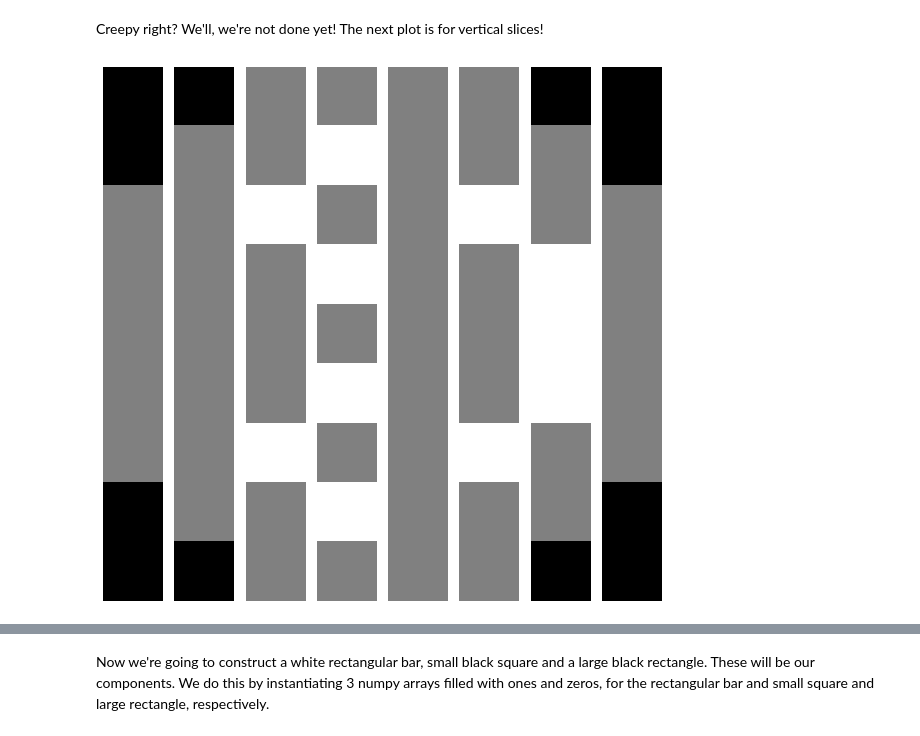
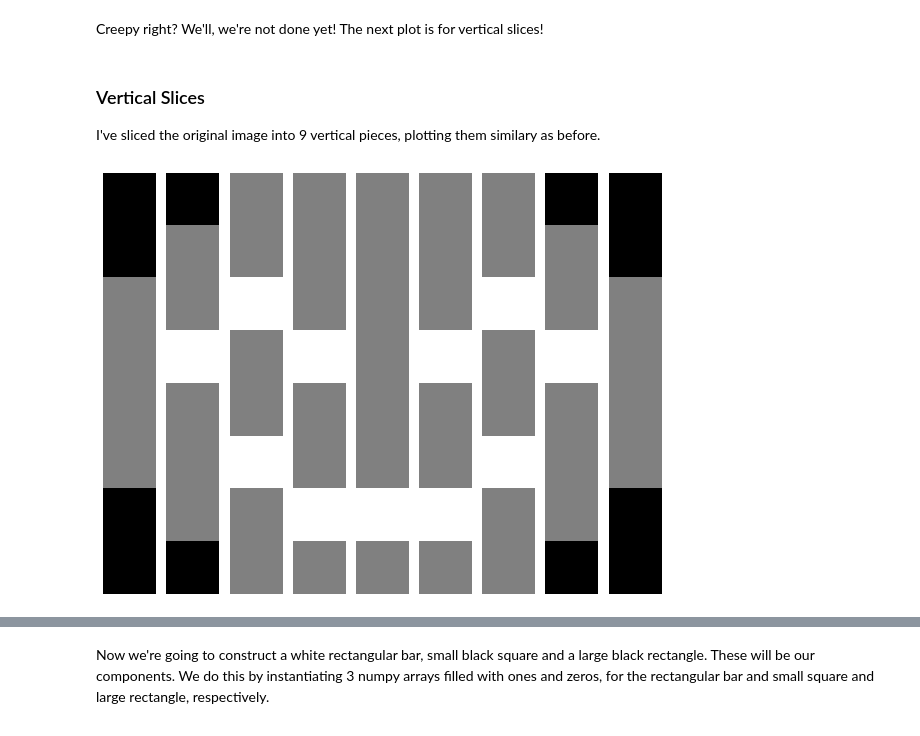
Before and after one commit to jonathanwvos/first_principles, a Jupyter notebook: Matrices.ipynb, the cells around one changed output, grey strips where cells are left out. Saved outputs shown, nothing was run; the diff lists cells and outputs as text; code cells hidden in the pictures.

```diff
--- a/Matrices.ipynb
+++ b/Matrices.ipynb
@@ -847,30 +847,35 @@ plt.show()
 ---
 # %% [markdown]
 Creepy right? We'll, we're not done yet! The next plot is for vertical slices!
+# %% [markdown]
+### Vertical Slices
+
+I've sliced the original image into 9 vertical pieces, plotting them similary as before.
 # %%
-# # Vertical slices
-# vslice_0 = np.array([[0],[0],[1],[1],[1],[1],[1],[0],[0]], dtype='uint8')
-# vslice_1 = np.array([[0],[1],[1],[1],[1],[1],[1],[1],[0]], dtype='uint8')
-# vslice_2 = np.array([[1],[1],[2],[1],[1],[1],[2],[1],[1]], dtype='uint8')
-# vslice_3 = np.array([[1],[2],[1],[2],[1],[2],[1],[2],[1]], dtype='uint8')
-# vslice_4 = np.array([[1],[1],[1],[1],[1],[1],[1],[1],[1]], dtype='uint8')
-# vslice_5 = np.array([[1],[1],[2],[1],[1],[1],[2],[1],[1]], dtype='uint8')
-# vslice_6 = np.array([[0],[1],[1],[2],[2],[2],[1],[1],[0]], dtype='uint8')
-# vslice_7 = np.array([[0],[0],[1],[1],[1],[1],[1],[0],[0]], dtype='uint8')
-# vslices = [vslice_0, vslice_1, vslice_2, vslice_3, vslice_4, vslice_5, vslice_6, vslice_7]
+# Vertical slices
+vslice_0 = np.array([[0],[0],[1],[1],[1],[1],[0],[0]], dtype='uint8')
+vslice_1 = np.array([[0],[1],[1],[2],[1],[1],[1],[0]], dtype='uint8')
+vslice_2 = np.array([[1],[1],[2],[1],[1],[2],[1],[1]], dtype='uint8')
+vslice_3 = np.array([[1],[1],[1],[2],[1],[1],[2],[1]], dtype='uint8')
+vslice_4 = np.array([[1],[1],[1],[1],[1],[1],[2],[1]], dtype='uint8')
+vslice_5 = np.array([[1],[1],[1],[2],[1],[1],[2],[1]], dtype='uint8')
+vslice_6 = np.array([[1],[1],[2],[1],[1],[2],[1],[1]], dtype='uint8')
+vslice_7 = np.array([[0],[1],[1],[2],[1],[1],[1],[0]], dtype='uint8')
+vslice_8 = np.array([[0],[0],[1],[1],[1],[1],[0],[0]], dtype='uint8')
+vslices = [vslice_0, vslice_1, vslice_2, vslice_3, vslice_4, vslice_5, vslice_6, vslice_7, vslice_8]
 
-# fig = plt.figure(figsize=(10,10))
-# args = {
-#     'cmap':'gray',
-#     'vmin':0,
-#     'vmax':2
-# }
+fig = plt.figure(figsize=(10,10))
+args = {
+    'cmap':'gray',
+    'vmin':0,
+    'vmax':2
+}
 
-# for i in range(1,9):
-#     fig.add_subplot(1,8,i)
-#     plt.axis('off')
-#     plt.imshow(vslices[i-1], **args)
+for i in range(1,10):
+    fig.add_subplot(1,9,i)
+    plt.axis('off')
+    plt.imshow(vslices[i-1], **args)
 
-# plt.show()
+plt.show()
 # %% [output]
-[figure, old version]
+[figure, new version]
```
Also changed, not shown: parts of 10 cells of this notebook.
